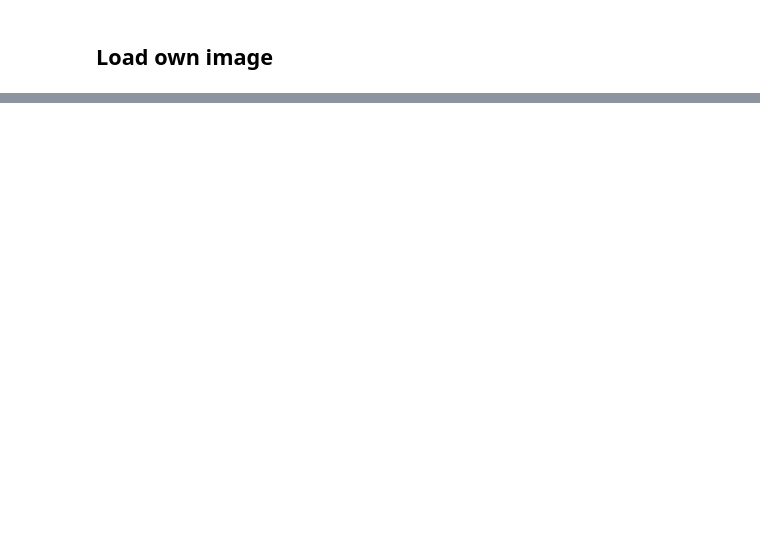
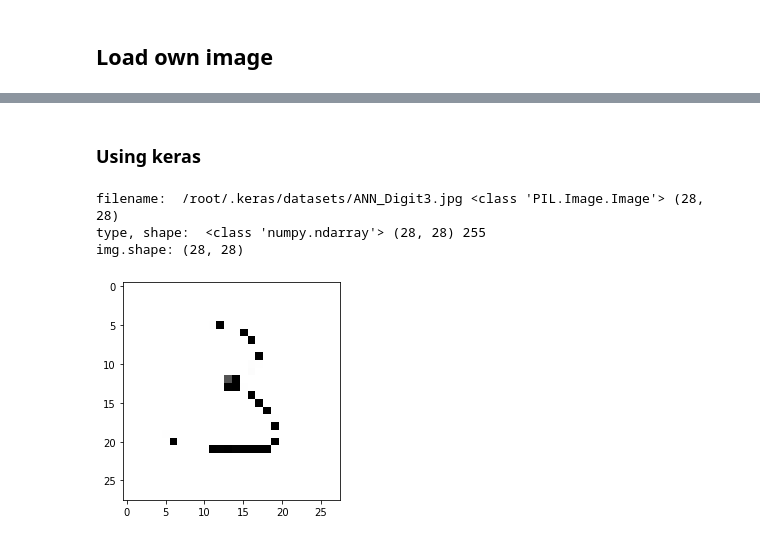
Before and after one commit to thomasmanke/ABS, a Jupyter notebook: Notebooks/ANN/ANN_004_ImageClassification.ipynb, the cells around one changed output, grey strips where cells are left out. Cells and saved outputs as stored; diff of their text form; code cells hidden in the pictures; blank space fills up the shorter version.

```diff
--- a/Notebooks/ANN/ANN_004_ImageClassification.ipynb
+++ b/Notebooks/ANN/ANN_004_ImageClassification.ipynb
@@ -190,11 +264,2 @@ evaluation from the (long) fitting process. But they belong together.
 # %% [markdown]
 ## Load own image
-# %%
-%%script echo Make sure to set proper image path and size (to match the model)
-from tensorflow.keras.preprocessing import image
-
-img_path= ...        # set path
-input_size=(.., ..)  # chose proper size
-img = image.load_img(img_path, target_size=input_size) # load image
-plt.imshow(img)
-plt.show()
@@ -202,0 +266,29 @@ pass your image to the neural network and predict the label!
+# %%
+fn='ANN_Digit3.jpg'           # filename for image
+input_size=X_train.shape[1:]  # chose proper target size: here (28,28)
+# %% [markdown]
+### Using keras
+# %%
+from tensorflow.keras.preprocessing import image
+
+# load image: adjust to input_size and convert RGB to grayscale (as MINST data)
+img = image.load_img(fn, target_size=input_size, color_mode="grayscale")
+
+# Notice that his is not a np.array
+print('filename: ', fn, type(img), input_size)
+
+# Convert PIL to numpy and reverse order 0<->255 (--> MNIST convention!)
+img = 255 - np.array(img)
+print('type, shape: ', type(img), img.shape, np.max(img))
+
+# Normalization (as done with MINST)
+img = img / 255.
+
+# testing
+plt.imshow(img, cmap='Greys')
+print('img.shape:', img.shape)
+# %% [output]
+filename:  /root/.keras/datasets/ANN_Digit3.jpg <class 'PIL.Image.Image'> (28, 28)
+type, shape:  <class 'numpy.ndarray'> (28, 28) 255
+img.shape: (28, 28)
+[figure, added]
```
Also changed, not shown: parts of 25 cells of this notebook.
